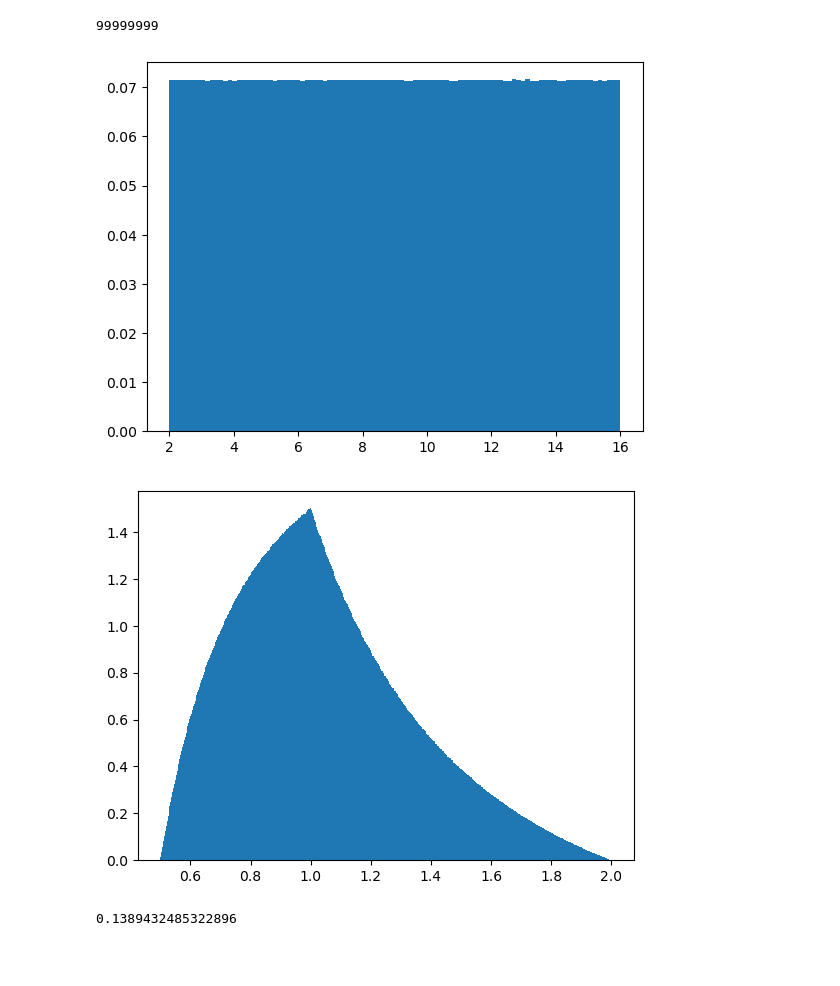
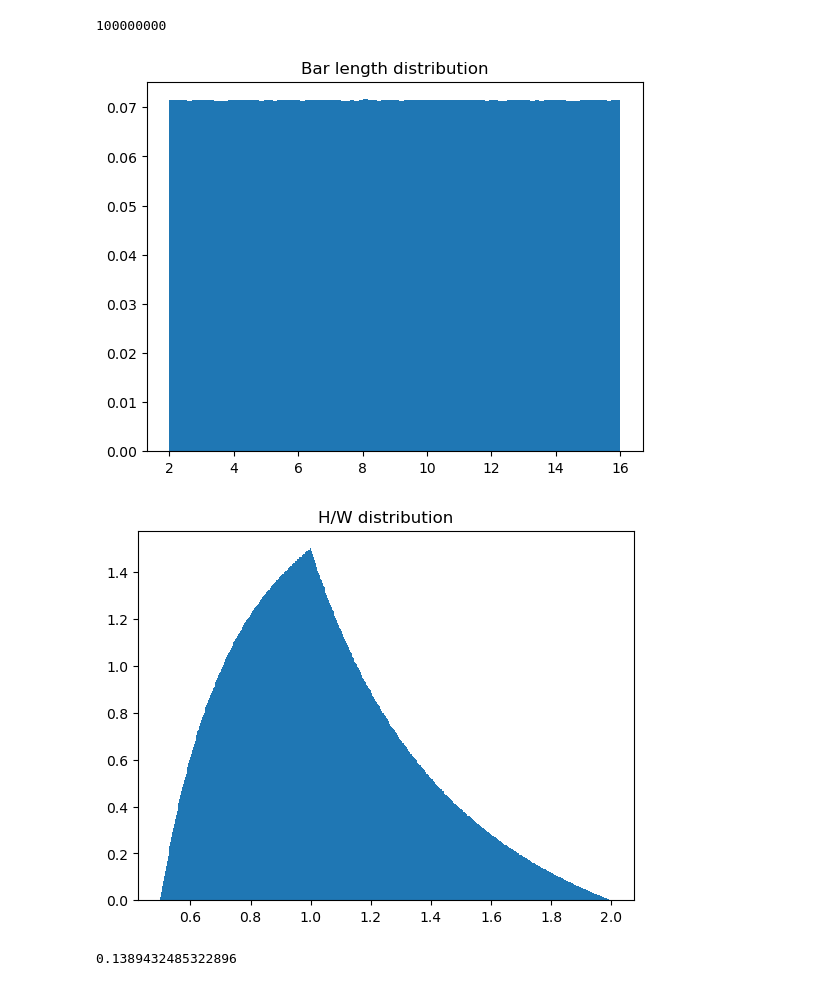
Before and after one commit to alexandre-flamant/memoire, a Jupyter notebook: MLP/experiments/02-single_ea-canteliver.ipynb, the cells around one changed output. Saved outputs shown, nothing was run; the diff lists cells and outputs as text; code cells hidden in the pictures; blank space fills up the shorter version.

```diff
--- a/MLP/experiments/02-single_ea-canteliver.ipynb
+++ b/MLP/experiments/02-single_ea-canteliver.ipynb
@@ -9,20 +51,26 @@ size = int(1e8)
 L = np.array([])
 W = np.array([])
 for i in [2, 4, 8]:  #range(1, 8):
-    L = np.hstack((L, uniform.rvs(i, i, size=int(i * size / np.sum([2, 4, 8])))))
-    W = np.hstack((W, uniform.rvs(i, i, size=int(i * size / np.sum([2, 4, 8])))))
+    #L = np.hstack((L, uniform.rvs(i, i, size=int(i * size / np.sum([2, 4, 8])))))
+    #W = np.hstack((W, uniform.rvs(i, i, size=int(i * size / np.sum([2, 4, 8])))))
+    L = np.hstack((L, uniform.rvs(i, i, size=int(i * size / 14))))
+    W = np.hstack((W, uniform.rvs(i, i, size=int(i * size / 14))))
 # %%
-len(L)
+len(L) + 1
 # %% [output]
-99999999
+100000000
 # %%
 a = plt.hist(L, bins=100, density=True)
+plt.title("Bar length distribution")
+plt.savefig('distrib.pdf', format='pdf')
 # %% [output]
-[figure, old version]
+[figure, new version]
 # %%
 _ = plt.hist(L / W, bins=500, density=True)
+plt.title("H/W distribution")
+plt.savefig('ratio.pdf')
 # %% [output]
-[figure, old version]
+[figure, new version]
 # %%
 def delta(E, H, W, P, h):
     return 0.71 * 37. / 2. * P * H ** 3 / (E * (3 * W ** 2 * h ** 2 + h ** 4))
```
Also changed, not shown: parts of 3 cells of this notebook, 19 other files.
